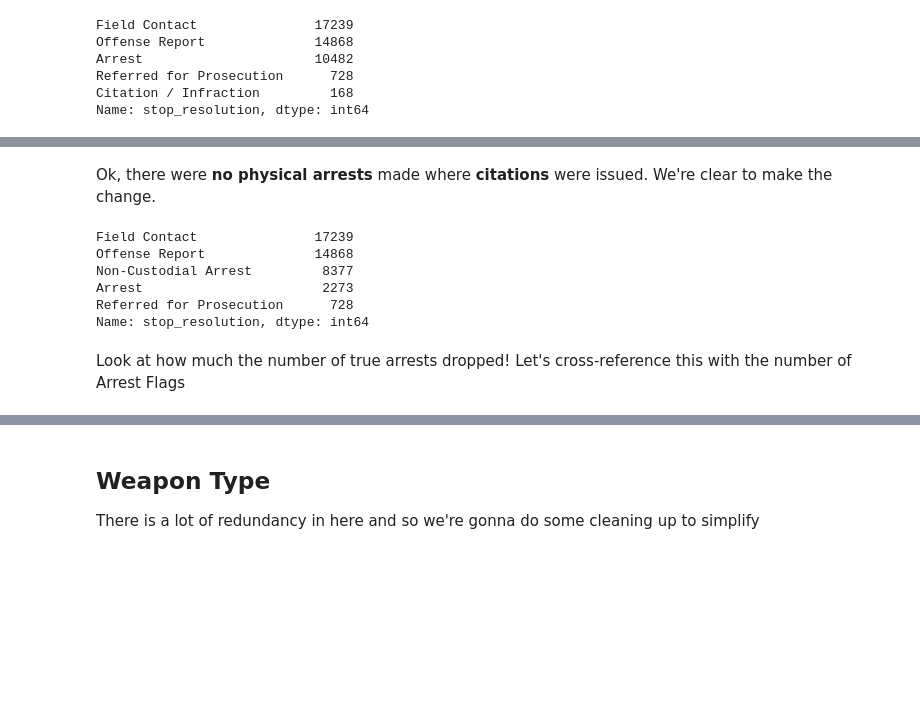
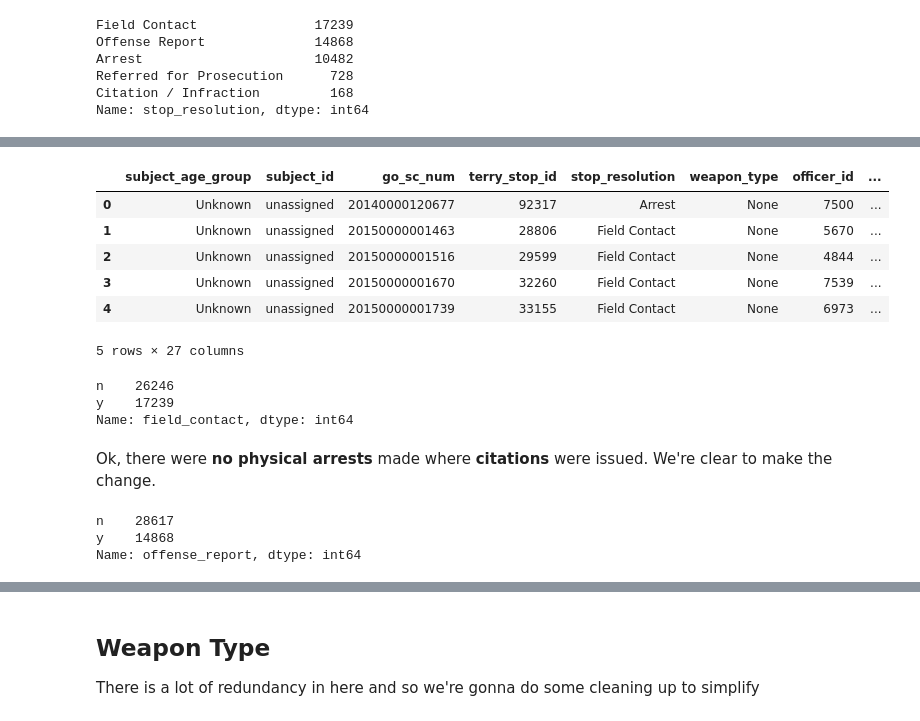
Before and after one commit to bmauss/LogReg_Analysis_of_Terry_Stops, a Jupyter notebook: 1. Obtaining and Scrubbing Data.ipynb, the cells around one changed output, grey strips where cells are left out. Cells and saved outputs as stored; diff of their text form; code cells hidden in the pictures; blank space fills up the shorter version.

```diff
--- a/1. Obtaining and Scrubbing Data.ipynb
+++ b/1. Obtaining and Scrubbing Data.ipynb
@@ -517,2 +512,18 @@ Name: arrest_flag, dtype: int64
+# %%
+adf.head()
+# %% [output]
+|  | subject_age_group | subject_id | go_sc_num | terry_stop_id | stop_resolution | weapon_type | officer_id | ... |
+| 0 | Unknown | unassigned | 20140000120677 | 92317 | Arrest | None | 7500 | ... |
+| 1 | Unknown | unassigned | 20150000001463 | 28806 | Field Contact | None | 5670 | ... |
+| 2 | Unknown | unassigned | 20150000001516 | 29599 | Field Contact | None | 4844 | ... |
+| 3 | Unknown | unassigned | 20150000001670 | 32260 | Field Contact | None | 7539 | ... |
+| 4 | Unknown | unassigned | 20150000001739 | 33155 | Field Contact | None | 6973 | ... |
+5 rows × 27 columns
+# %%
+adf.field_contact.value_counts()
+# %% [output]
+n    26246
+y    17239
+Name: field_contact, dtype: int64
 # %% [markdown]
 Ok, there were **no physical arrests** made where **citations** were issued. We're clear to make the change.
@@ -528,11 +530,6 @@ for i in range(len(adf['stop_resolution'])):
 # %%
-adf['stop_resolution'].value_counts()
+adf.offense_report.value_counts()
 # %% [output]
-Field Contact               17239
-Offense Report              14868
-Non-Custodial Arrest         8377
-Arrest                       2273
-Referred for Prosecution      728
-Name: stop_resolution, dtype: int64
+n    28617
+y    14868
+Name: offense_report, dtype: int64
-# %% [markdown]
-Look at how much the number of true arrests dropped! Let's cross-reference this with the number of Arrest Flags
```
Also changed, not shown: parts of 33 cells of this notebook, 3 other files.
